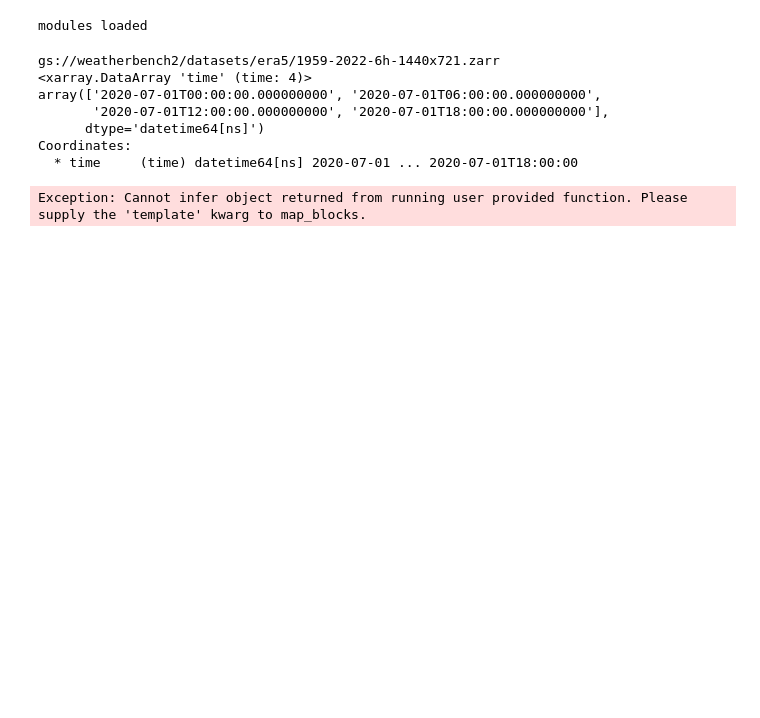
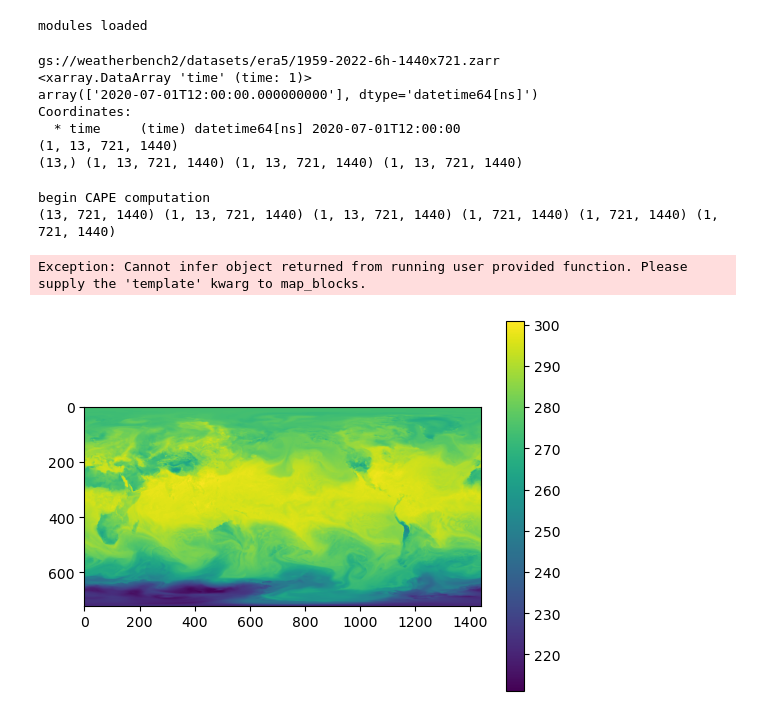
Before and after one commit to feldmann-m/AI-storm, a Jupyter notebook: devel/compute_cape.ipynb, the cells around one changed output. Cells and saved outputs as stored; diff of their text form; code cells hidden in the pictures; blank space fills up the shorter version.

Commit message:
humidity interpolation

```diff
--- a/devel/compute_cape.ipynb
+++ b/devel/compute_cape.ipynb
@@ -25,28 +26,53 @@ for dataset in datasets[:1]:
     xr_dataset=xr_dataset.sel(time=xr_dataset.time.dt.year.isin([2020]))
     xr_dataset=xr_dataset.sel(time=xr_dataset.time.dt.month.isin([7]))#np.arange(3,10)))
     xr_dataset=xr_dataset.sel(time=xr_dataset.time.dt.day.isin([1]))
+    xr_dataset=xr_dataset.sel(time=xr_dataset.time.dt.hour.isin([12]))
     print(xr_dataset.time)
+    #xr_dataset=xr_dataset.drop_dims("time")
     plevel=xr_dataset.level
     tlevel=xr_dataset.temperature
     qlevel=xr_dataset.specific_humidity
-    dplevel=metpy.calc.dewpoint_from_specific_humidity(plevel* units('hPa'), tlevel* units('K'), qlevel* units('kg/kg'))#.magnitude
+    plevel_dim=np.ones([1,len(plevel),1,1])
+    for n1 in range(len(plevel.data)):
+        plevel_dim[0,n1,0,0]=plevel[n1]
+    plevel_exp=np.ones(tlevel.shape)*plevel_dim
+    print(plevel_exp.shape)
+    dplevel=metpy.calc.dewpoint_from_specific_humidity(plevel_exp* units('hPa'), tlevel* units('K'), qlevel* units('kg/kg'))#.magnitude
     dplevel.data=dplevel.data.to(units.K).magnitude
-
-    psurf=xr_dataset.mean_sea_level_pressure
-    tsurf=xr_dataset['2m_temperature']
-    qsurf=xr_dataset.specific_humidity.isel(level=-1)
-    dpsurf=metpy.calc.dewpoint_from_specific_humidity(psurf* units('hPa'), tsurf* units('K'), qsurf* units('kg/kg'))#.magnitude
-    dpsurf.data=dpsurf.data.to(units.K).magnitude
-    #qsurf=xr_dataset.specific_humitidy.interp(level=psurf)
-
-    cape_cin, array = parcel.cape_cin(plevel, tlevel, dplevel, tsurf, psurf,
-             dpsurf, vert_dim='level')
+    #dpl=dplevel[["time", "level", "latitude", "longitude"]]
+    print(plevel.shape,tlevel.shape,qlevel.shape,dplevel.shape)
 # %% [output]
 gs://weatherbench2/datasets/era5/1959-2022-6h-1440x721.zarr
-<xarray.DataArray 'time' (time: 4)>
-array(['2020-07-01T00:00:00.000000000', '2020-07-01T06:00:00.000000000',
-       '2020-07-01T12:00:00.000000000', '2020-07-01T18:00:00.000000000'],
-      dtype='datetime64[ns]')
+<xarray.DataArray 'time' (time: 1)>
+array(['2020-07-01T12:00:00.000000000'], dtype='datetime64[ns]')
 Coordinates:
-  * time     (time) datetime64[ns] 2020-07-01 ... 2020-07-01T18:00:00
+  * time     (time) datetime64[ns] 2020-07-01T12:00:00
+(1, 13, 721, 1440)
+(13,) (1, 13, 721, 1440) (1, 13, 721, 1440) (1, 13, 721, 1440)
-Exception: Cannot infer object returned from running user provided function. Please supply the 'template' kwarg to map_blocks.
+# %%
+    psurf=xr_dataset.mean_sea_level_pressure
+    tsurf=xr_dataset['2m_temperature']
+    n1=0
+    pid=np.zeros(psurf.shape)
+    for lev in plevel:
+        n1+=1
+        pid[(pid==0) & (psurf<lev*100)]=n1
+    qlow=xr_dataset.specific_humidity.isel(level=-1)
+    qsurf_interp = xr_dataset.specific_humidity.isel(level=-2) + ( (xr_dataset.specific_humidity.isel(level=-1) - xr_dataset.specific_humidity.isel(level=-2)) \
+                                * ((np.log(psurf) - np.log(plevel[-1]*100) ) / ( np.log(plevel[-2]*100) - np.log(plevel[-1]*100) ) ) )
+
+    qsurf = (psurf.data<100000) * qsurf_interp + (psurf.data>=100000) * qsurf
+
+    dpsurf=metpy.calc.dewpoint_from_specific_humidity(psurf* units('Pa'), tsurf* units('K'), qsurf* units('kg/kg'))#.magnitude
+    dpsurf.data=dpsurf.data.to(units.K).magnitude
+    p=plt.imshow(dpsurf[0,:,:]); plt.colorbar(p)
+    #qsurf=xr_dataset.specific_humitidy.interp(level=psurf)
+    print('begin CAPE computation')
+    print(tlevel.squeeze(dim="time").shape,tlevel.shape,dplevel.shape,tsurf.shape,psurf.shape,dpsurf.shape)
+    cape_cin, array = parcel.cape_cin(plevel, tlevel.squeeze(dim="time"), dplevel.squeeze(dim="time"), tsurf.squeeze(dim="time"), psurf.squeeze(dim="time"),
+             dpsurf.squeeze(dim="time"), vert_dim='level',template=tsurf.squeeze(dim="time"))
+# %% [output]
+begin CAPE computation
+(13, 721, 1440) (1, 13, 721, 1440) (1, 13, 721, 1440) (1, 721, 1440) (1, 721, 1440) (1, 721, 1440)
+Exception: Cannot infer object returned from running user provided function. Please supply the 'template' kwarg to map_blocks.
+[figure, added]
```
Also changed, not shown: parts of 4 cells of this notebook.
